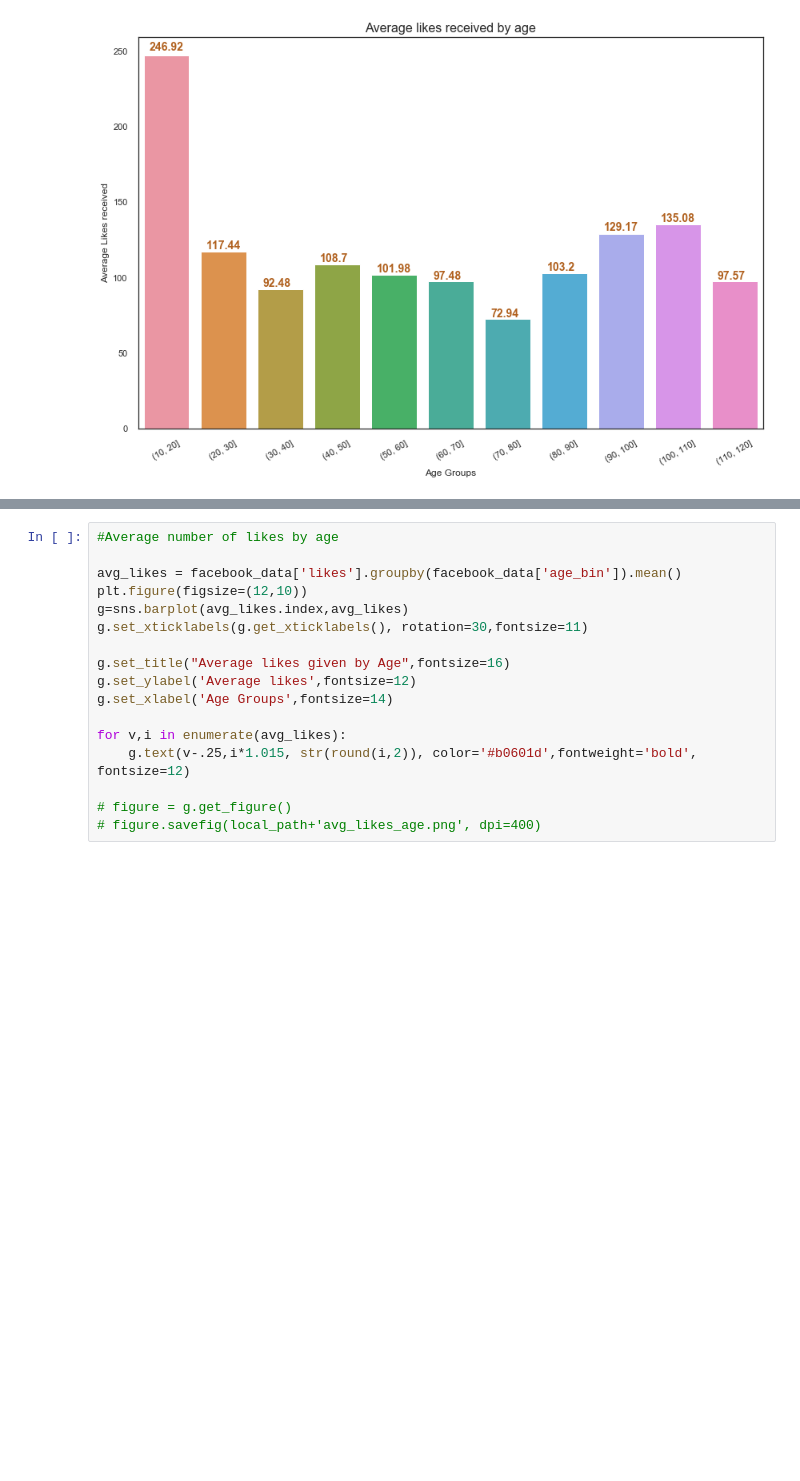
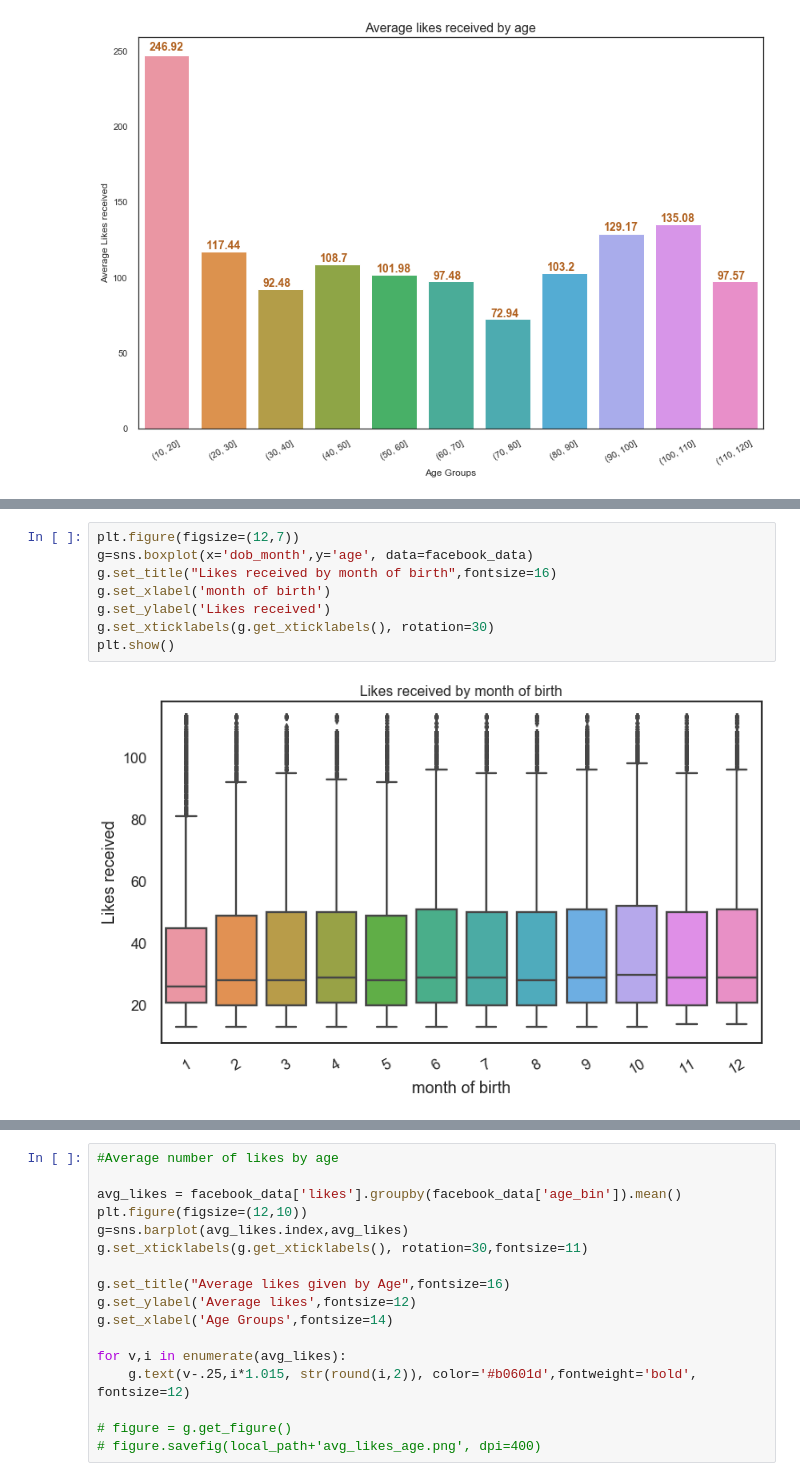
Before and after one commit to bhavyalearn/FB_Data_analysis, a Jupyter notebook: Upx_Project_Facebook_data - 07102021.ipynb, the cells around one changed output, grey strips where cells are left out. Cells and saved outputs as stored; diff of their text form; blank space fills up the shorter version.

```diff
--- a/Upx_Project_Facebook_data - 07102021.ipynb
+++ b/Upx_Project_Facebook_data - 07102021.ipynb
@@ -273,0 +284,10 @@ plt.show()
+# %%
+plt.figure(figsize=(12,7))
+g=sns.boxplot(x='dob_month',y='age', data=facebook_data)
+g.set_title("Likes received by month of birth",fontsize=16)
+g.set_xlabel('month of birth')
+g.set_ylabel('Likes received')
+g.set_xticklabels(g.get_xticklabels(), rotation=30)
+plt.show()
+# %% [output]
+[figure, added]
```
Also changed, not shown: parts of 24 cells of this notebook.
